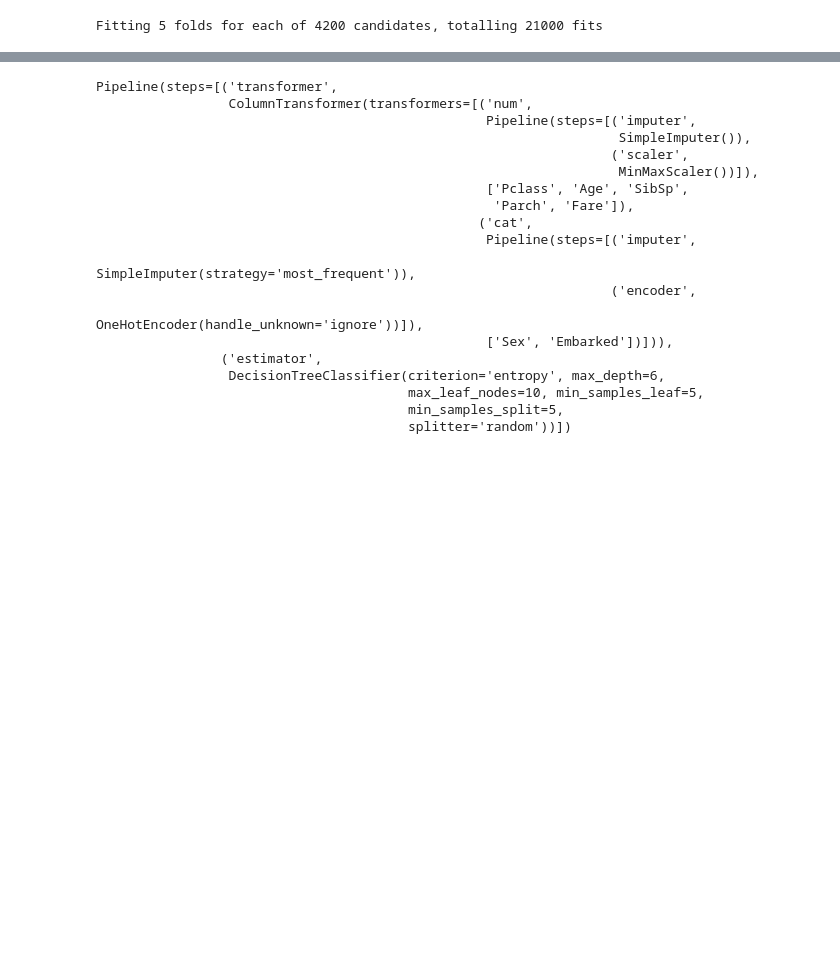
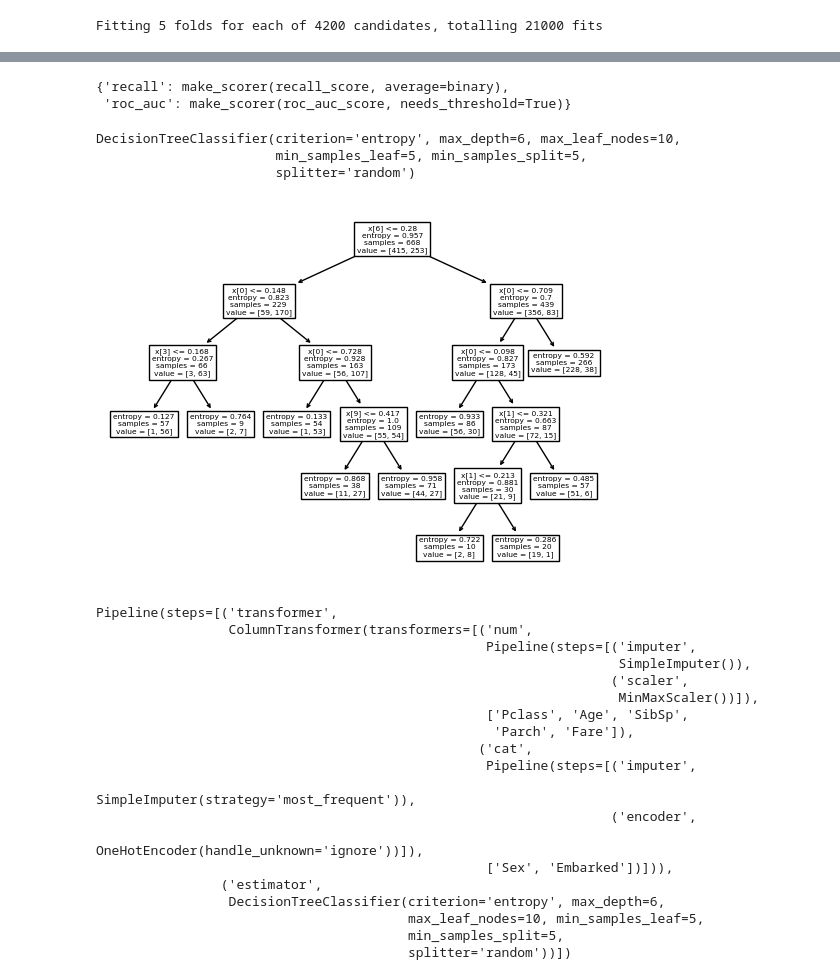
Before and after one commit to mateuseap/decision-tree, a Jupyter notebook: src/dt.ipynb, the cells around one changed output, grey strips where cells are left out. Cells and saved outputs as stored; diff of their text form; code cells hidden in the pictures; blank space fills up the shorter version.

```diff
--- a/src/dt.ipynb
+++ b/src/dt.ipynb
@@ -380,3 +352,20 @@ Fitting 5 folds for each of 4200 candidates, totalling 21000 fits
+# %%
+tree_gscv_2.scorer_
+# %% [output]
+{'recall': make_scorer(recall_score, average=binary),
+ 'roc_auc': make_scorer(roc_auc_score, needs_threshold=True)}
+# %%
+best_2 = tree_gscv_2.best_estimator_.steps[1][1]
+best_2
+# %% [output]
+DecisionTreeClassifier(criterion='entropy', max_depth=6, max_leaf_nodes=10,
+                       min_samples_leaf=5, min_samples_split=5,
+                       splitter='random')
+# %%
+plot_tree(best_2)
+plt.show()
+# %% [output]
+[figure, added]
 # %%
 tree_gscv_2.best_estimator_
 # %% [output]
```
Also changed, not shown: parts of 61 cells of this notebook.
